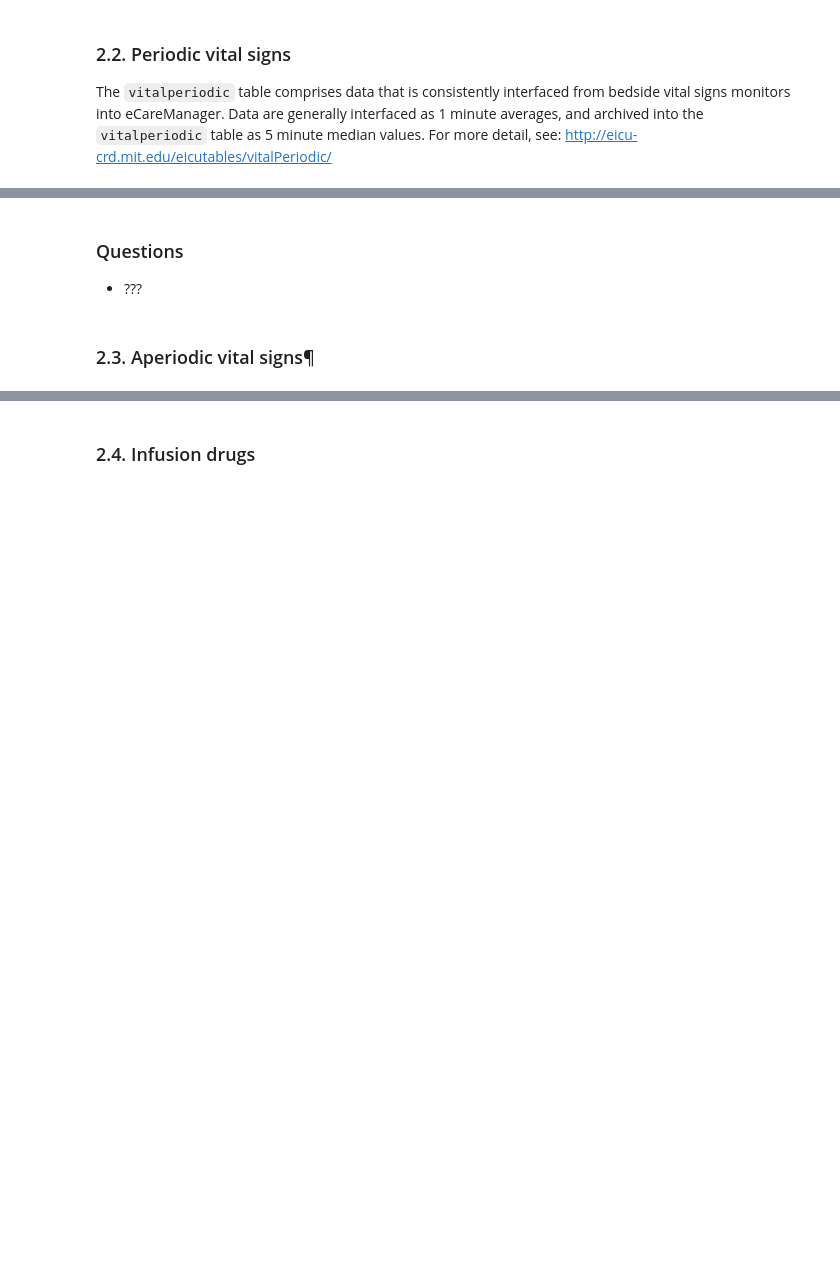
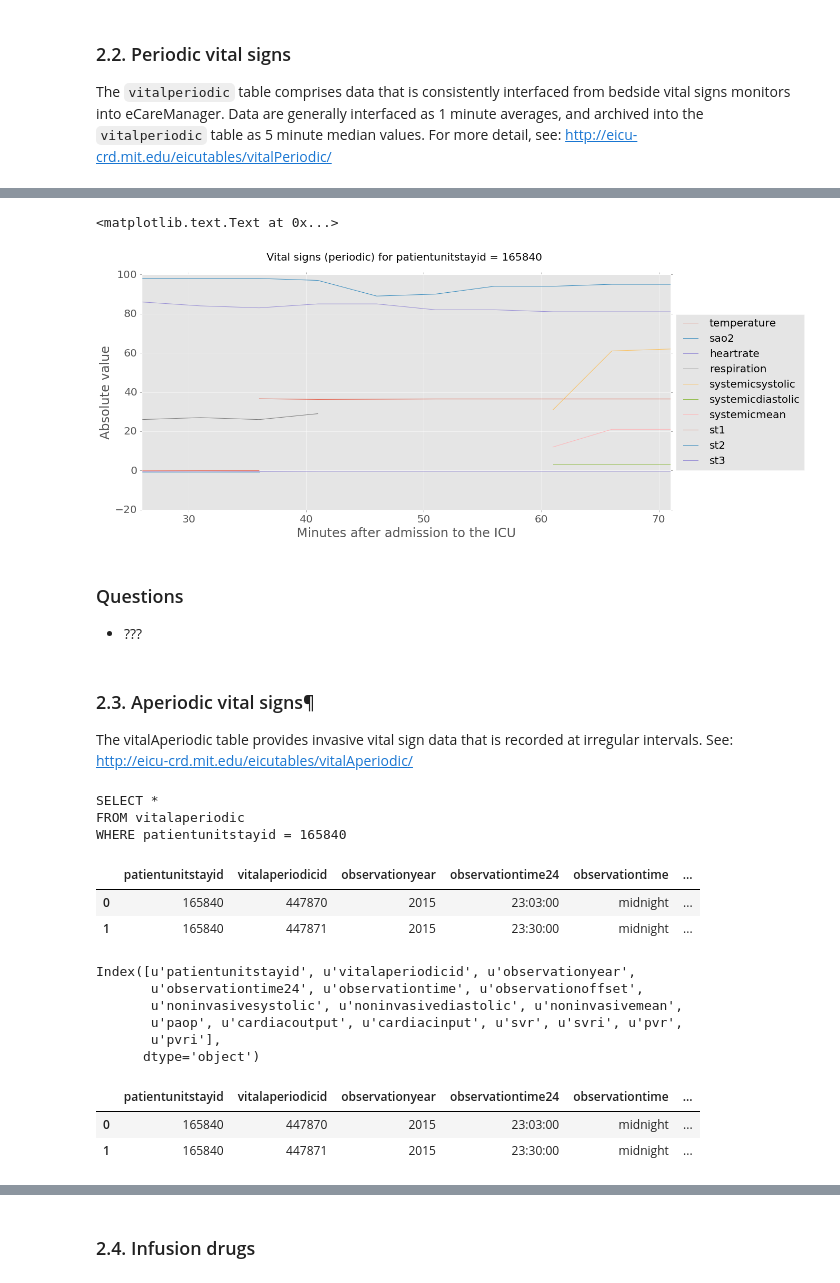
Before and after one commit to MIT-LCP/ACM-BCB-2017, a Jupyter notebook: 02-explore-single-stay.ipynb, the cells around one changed output, grey strips where cells are left out. Drawn from its saved outputs; the diff is of its cells as text; code cells hidden in the pictures; blank space fills up the shorter version.

```diff
--- a/02-explore-single-stay.ipynb
+++ b/02-explore-single-stay.ipynb
@@ -23,6 +22,6 @@ schema_name = 'eicu_crd'
 # %%
 # Connect to the database
-con = psycopg2.connect(dbname=dbname, user=sqluser)
+fn = os.path.join('data','eicu_demo.sqlite3')
+con = sqlite3.connect(fn)
 cur = con.cursor()
-cur.execute('SET search_path to ' + schema_name)
 # %% [markdown]
@@ -50,7 +71,7 @@ Using your knowledge from the previous notebook and the online documentation (ht
 - Which column is unique for each patient (similar to `subject_id` in MIMIC-III)?
 # %%
 # select a single ICU stay
-patientunitstayid = 141168
+patientunitstayid = 165840
 # %%
 # query to load data from the patient table
 query = \
@@ -119,19 +211,24 @@ vitalperiodic.head()
 # %%
 # plot the data
 figsize = (18,8)
-title = 'Vital signs from admission to ICU for patientunitstayid = {} \n'.format(patientunitstayid)
+title = 'Vital signs (periodic) for patientunitstayid = {} \n'.format(patientunitstayid)
 ax = vitalperiodic.plot(title=title, figsize=figsize, fontsize=fontsize)
 
 ax.title.set_size(fontsize)
 ax.legend(loc='center left', bbox_to_anchor=(1.0, 0.5))
 ax.set_xlabel("Minutes after admission to the ICU")
 ax.set_ylabel("Absolute value")
+# %% [output]
+<matplotlib.text.Text at 0x...>
+[figure, added]
 # %% [markdown]
 ### Questions
 
 - ???
-# %% [markdown]
-### 2.3. Aperiodic vital signs¶
+# %% [markdown]
+### 2.3. Aperiodic vital signs¶
+
+The vitalAperiodic table provides invasive vital sign data that is recorded at irregular intervals. See: http://eicu-crd.mit.edu/eicutables/vitalAperiodic/
 # %%
 # query to load data from the patient table
 query = \
@@ -142,18 +239,37 @@ WHERE patientunitstayid = {}
 """.format(patientunitstayid)
 
 print(query)
+# %% [output]
+SELECT *
+FROM vitalaperiodic
+WHERE patientunitstayid = 165840
 # %%
 # run the query and assign the output to a variable
 vitalaperiodic = pd.read_sql_query(query,con)
 # %%
 # display the first few rows of the dataframe
 vitalaperiodic.head()
+# %% [output]
+|  | patientunitstayid | vitalaperiodicid | observationyear | observationtime24 | observationtime | ... |
+| 0 | 165840 | 447870 | 2015 | 23:03:00 | midnight | ... |
+| 1 | 165840 | 447871 | 2015 | 23:30:00 | midnight | ... |
 # %%
 vitalaperiodic.columns
+# %% [output]
+Index([u'patientunitstayid', u'vitalaperiodicid', u'observationyear',
+       u'observationtime24', u'observationtime', u'observationoffset',
+       u'noninvasivesystolic', u'noninvasivediastolic', u'noninvasivemean',
+       u'paop', u'cardiacoutput', u'cardiacinput', u'svr', u'svri', u'pvr',
+       u'pvri'],
+      dtype='object')
 # %%
 # sort the values by the observationoffset (time in minutes from ICU admission)
 vitalaperiodic = vitalaperiodic.sort_values(by='observationoffset')
 vitalaperiodic.head()
+# %% [output]
+|  | patientunitstayid | vitalaperiodicid | observationyear | observationtime24 | observationtime | ... |
+| 0 | 165840 | 447870 | 2015 | 23:03:00 | midnight | ... |
+| 1 | 165840 | 447871 | 2015 | 23:30:00 | midnight | ... |
 # %%
 # subselect the variable columns
 columns = ['observationoffset','noninvasivesystolic','noninvasivediastolic',
```
Also changed, not shown: parts of 36 cells of this notebook, 1 other file.
